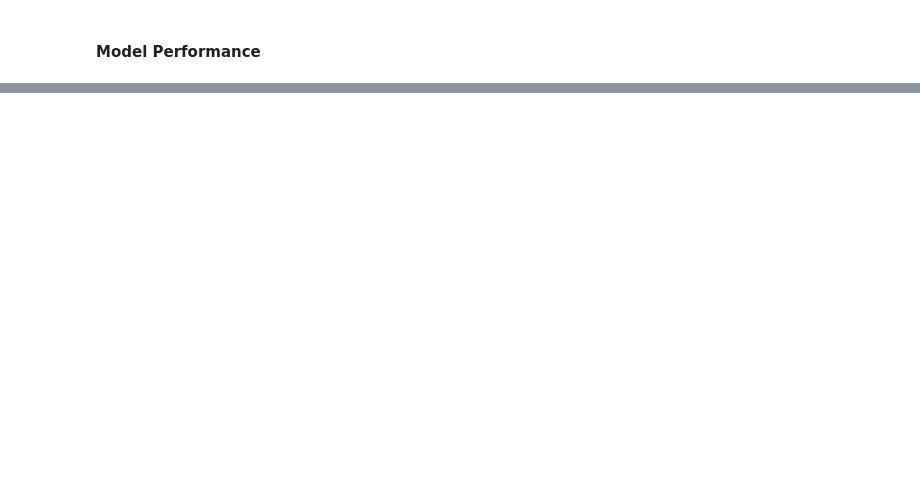
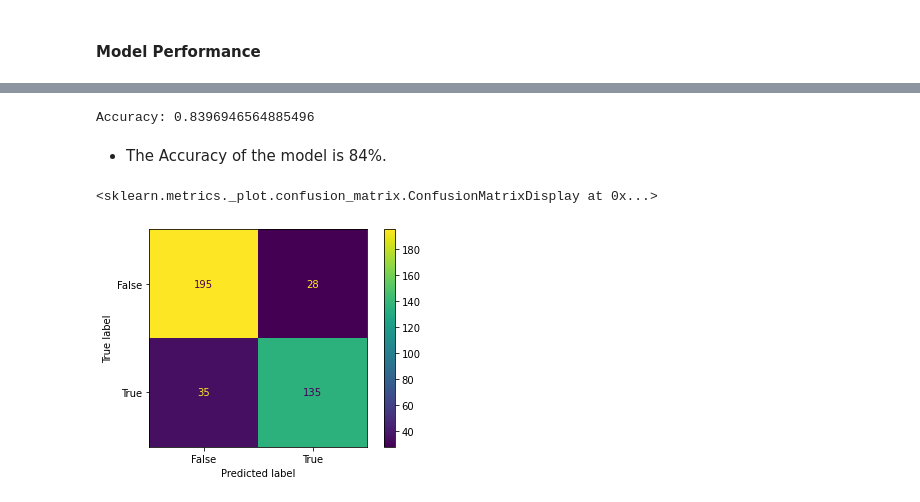
Before and after one commit to sel6/titanic_survival_ml, a Jupyter notebook: EDA_titanic.ipynb, the cells around one changed output, grey strips where cells are left out. Saved outputs shown, nothing was run; the diff lists cells and outputs as text; code cells hidden in the pictures; blank space fills up the shorter version.

Commit message:
added the performance metrics

```diff
--- a/EDA_titanic.ipynb
+++ b/EDA_titanic.ipynb
@@ -277,7 +285,7 @@ df
 # %%
 lis  = []
 for x in df.columns.to_list():
-    if(x!='Survived' or x!='Ticket' or x!='PassengerId'):
+    if(x!='Survived' and x!='Ticket' and x!='PassengerId'):
         lis.append(x)
 
 x= df[lis]
@@ -326,0 +321,7 @@ Accuracy: 1.0
+# %%
+# Model Accuracy, how often is the classifier correct?
+print("Accuracy:",metrics.accuracy_score(y_test, y_pred))
+# %% [output]
+Accuracy: 0.8396946564885496
+# %% [markdown]
+* The Accuracy of the model is 84%.
@@ -326,0 +332,10 @@ Accuracy: 1.0
+# %%
+#Confusion Metrix
+confusion_matrix = metrics.confusion_matrix(y_test, y_pred)
+
+cm_display = metrics.ConfusionMatrixDisplay(confusion_matrix = confusion_matrix, display_labels = [False, True])
+
+cm_display.plot()
+# %% [output]
+<sklearn.metrics._plot.confusion_matrix.ConfusionMatrixDisplay at 0x...>
+[figure, added]
```
Also changed, not shown: parts of 49 cells of this notebook.
